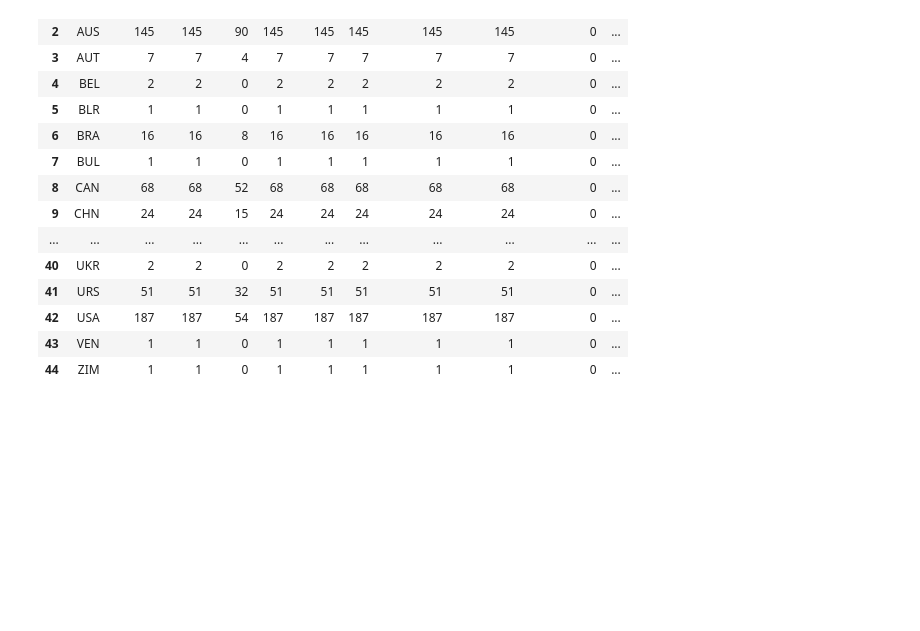
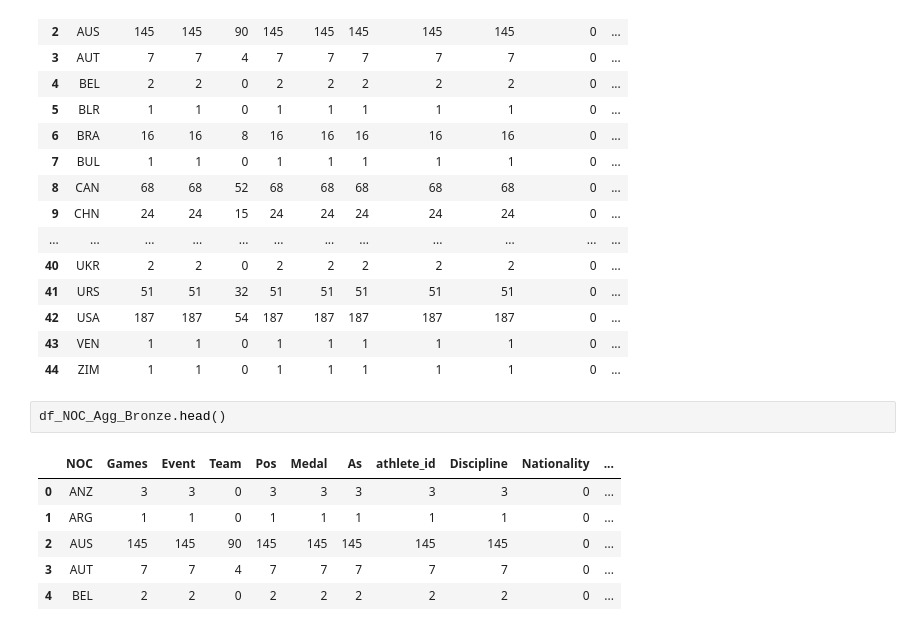
Before and after one commit to blueberry2187/SwimmingTest, a Jupyter notebook: CLEANING EXTENDED Swimmer Data Set Python File.ipynb, the cells around one changed output. Cells and saved outputs as stored; diff of their text form; blank space fills up the shorter version.

```diff
--- a/CLEANING EXTENDED Swimmer Data Set Python File.ipynb
+++ b/CLEANING EXTENDED Swimmer Data Set Python File.ipynb
@@ -310,3 +310,12 @@ df_NOC_Agg_Bronze
 | 42 | USA | 187 | 187 | 54 | 187 | 187 | 187 | 187 | 187 | 0 | ... |
 | 43 | VEN | 1 | 1 | 0 | 1 | 1 | 1 | 1 | 1 | 0 | ... |
 | 44 | ZIM | 1 | 1 | 0 | 1 | 1 | 1 | 1 | 1 | 0 | ... |
+# %%
+df_NOC_Agg_Bronze.head()
+# %% [output]
+|  | NOC | Games | Event | Team | Pos | Medal | As | athlete_id | Discipline | Nationality | ... |
+| 0 | ANZ | 3 | 3 | 0 | 3 | 3 | 3 | 3 | 3 | 0 | ... |
+| 1 | ARG | 1 | 1 | 0 | 1 | 1 | 1 | 1 | 1 | 0 | ... |
+| 2 | AUS | 145 | 145 | 90 | 145 | 145 | 145 | 145 | 145 | 0 | ... |
+| 3 | AUT | 7 | 7 | 4 | 7 | 7 | 7 | 7 | 7 | 0 | ... |
+| 4 | BEL | 2 | 2 | 0 | 2 | 2 | 2 | 2 | 2 | 0 | ... |
```
Also changed, not shown: parts of 2 cells of this notebook.
